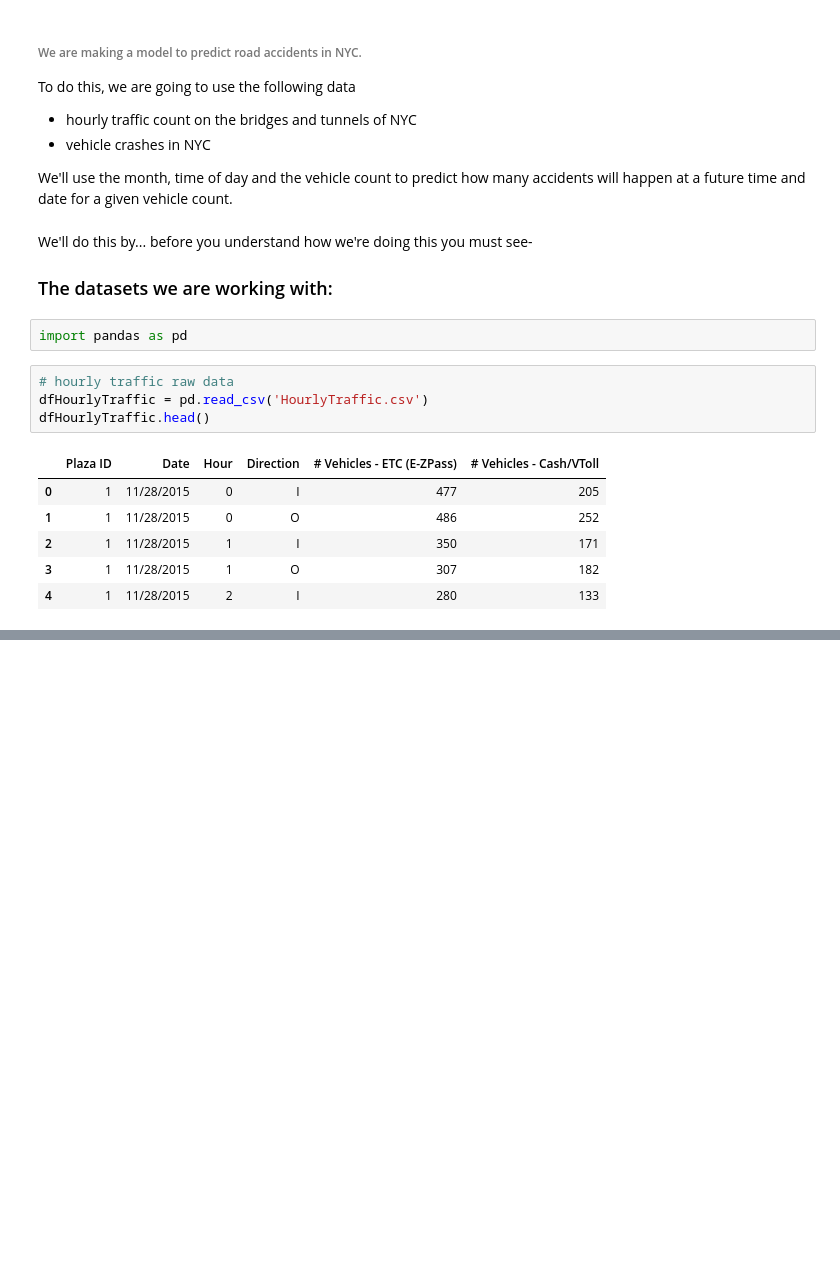
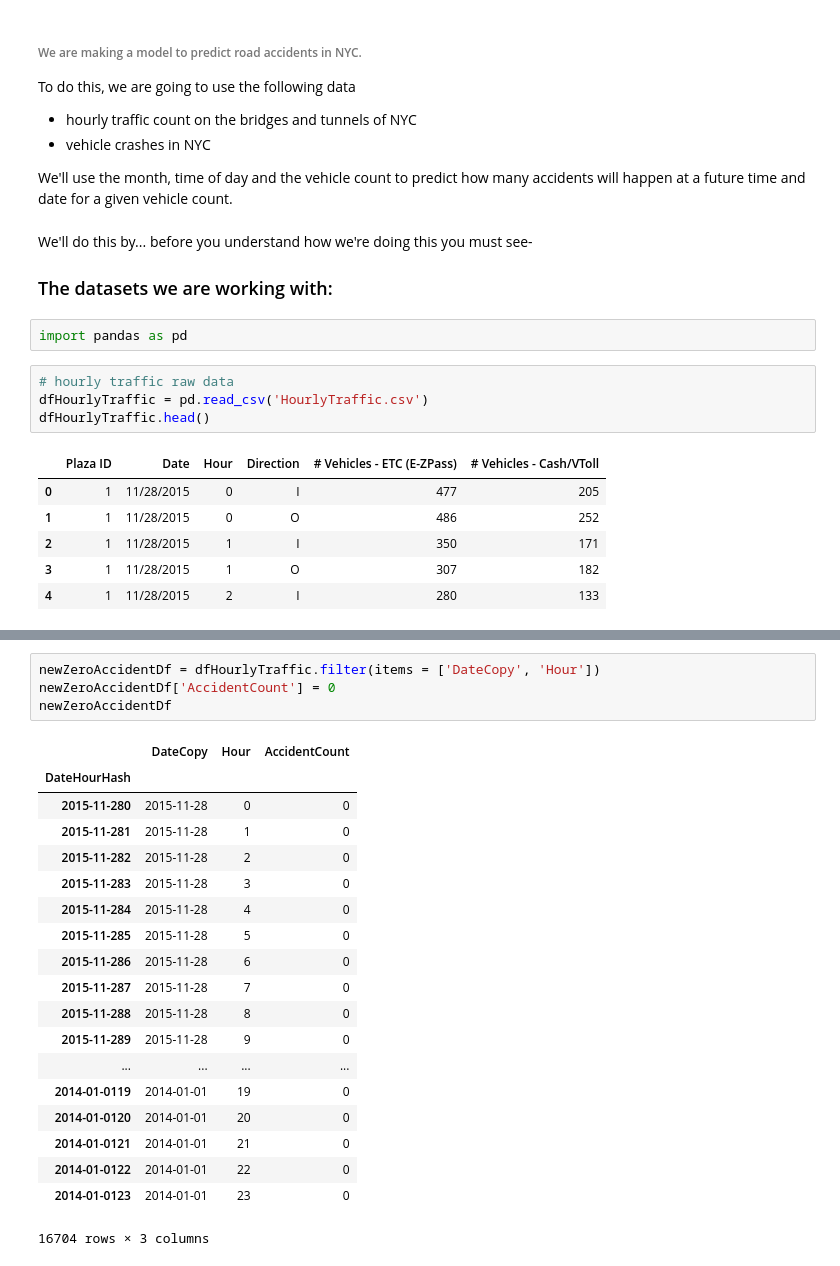
Before and after one commit to DeeptanshuM/HackHarvard2018, a Jupyter notebook: DataCleaningandProcessing.ipynb, the cells around one changed output, grey strips where cells are left out. Drawn from its saved outputs; the diff is of its cells as text; blank space fills up the shorter version.

```diff
--- a/DataCleaningandProcessing.ipynb
+++ b/DataCleaningandProcessing.ipynb
@@ -39,0 +82,24 @@ dfVehicleCrashes.head()
+# %%
+newZeroAccidentDf = dfHourlyTraffic.filter(items = ['DateCopy', 'Hour'])
+newZeroAccidentDf['AccidentCount'] = 0
+newZeroAccidentDf
+# %% [output]
+|  | DateCopy | Hour | AccidentCount |
+| DateHourHash |  |  |  |
+| 2015-11-280 | 2015-11-28 | 0 | 0 |
+| 2015-11-281 | 2015-11-28 | 1 | 0 |
+| 2015-11-282 | 2015-11-28 | 2 | 0 |
+| 2015-11-283 | 2015-11-28 | 3 | 0 |
+| 2015-11-284 | 2015-11-28 | 4 | 0 |
+| 2015-11-285 | 2015-11-28 | 5 | 0 |
+| 2015-11-286 | 2015-11-28 | 6 | 0 |
+| 2015-11-287 | 2015-11-28 | 7 | 0 |
+| 2015-11-288 | 2015-11-28 | 8 | 0 |
+| 2015-11-289 | 2015-11-28 | 9 | 0 |
+| ... | ... | ... | ... |
+| 2014-01-0119 | 2014-01-01 | 19 | 0 |
+| 2014-01-0120 | 2014-01-01 | 20 | 0 |
+| 2014-01-0121 | 2014-01-01 | 21 | 0 |
+| 2014-01-0122 | 2014-01-01 | 22 | 0 |
+| 2014-01-0123 | 2014-01-01 | 23 | 0 |
+16704 rows × 3 columns
```
Also changed, not shown: parts of 4 cells of this notebook.
